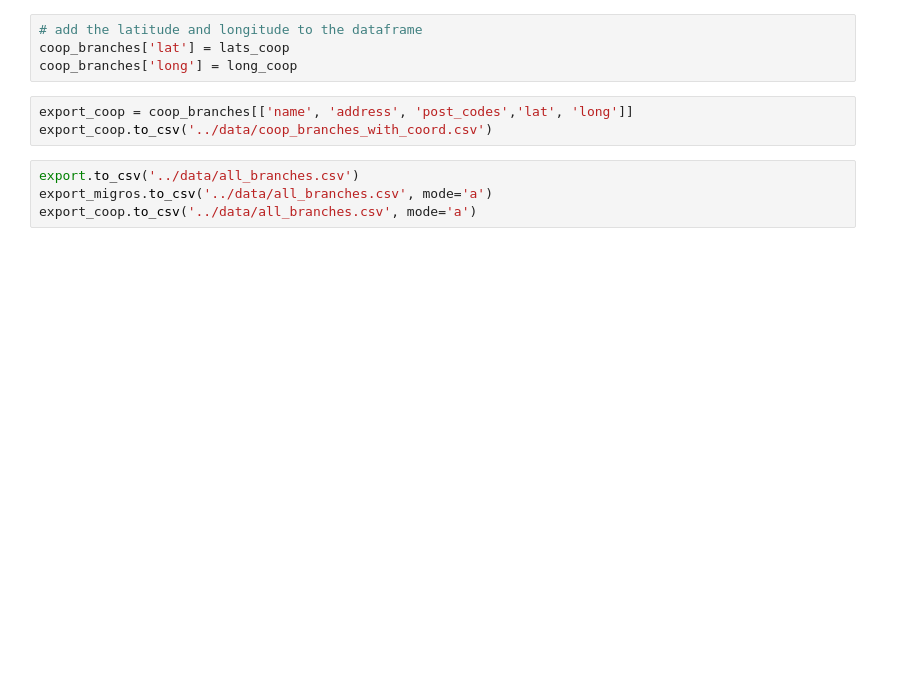
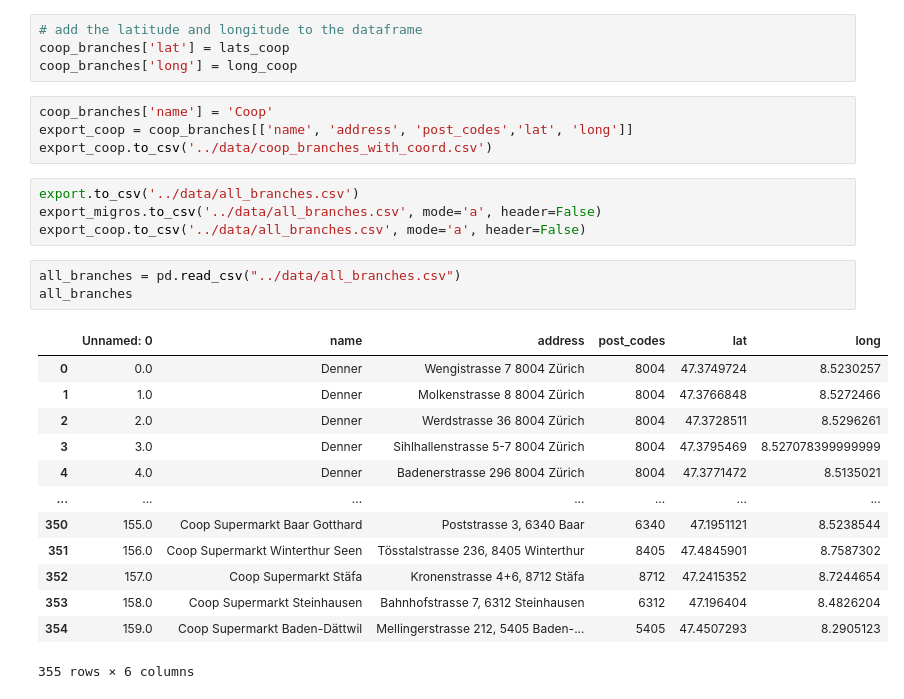
Before and after one commit to alexandraciobica/denner-challenge, a Jupyter notebook: notebooks/getCoordinatesFromAddress.ipynb, the cells around one changed output. Cells and saved outputs as stored; diff of their text form; blank space fills up the shorter version.

Commit message:
Cleaning the branches dataset

```diff
--- a/notebooks/getCoordinatesFromAddress.ipynb
+++ b/notebooks/getCoordinatesFromAddress.ipynb
@@ -234,9 +234,27 @@ for address in coop_branches['address']:
 coop_branches['lat'] = lats_coop
 coop_branches['long'] = long_coop
 # %%
+coop_branches['name'] = 'Coop'
 export_coop = coop_branches[['name', 'address', 'post_codes','lat', 'long']]
 export_coop.to_csv('../data/coop_branches_with_coord.csv')
 # %%
 export.to_csv('../data/all_branches.csv')
-export_migros.to_csv('../data/all_branches.csv', mode='a')
-export_coop.to_csv('../data/all_branches.csv', mode='a')
+export_migros.to_csv('../data/all_branches.csv', mode='a', header=False)
+export_coop.to_csv('../data/all_branches.csv', mode='a', header=False)
+# %%
+all_branches = pd.read_csv("../data/all_branches.csv")
+all_branches
+# %% [output]
+|  | Unnamed: 0 | name | address | post_codes | lat | long |
+| 0 | 0.0 | Denner | Wengistrasse 7 8004 Zürich | 8004 | 47.3749724 | 8.5230257 |
+| 1 | 1.0 | Denner | Molkenstrasse 8 8004 Zürich | 8004 | 47.3766848 | 8.5272466 |
+| 2 | 2.0 | Denner | Werdstrasse 36 8004 Zürich | 8004 | 47.3728511 | 8.5296261 |
+| 3 | 3.0 | Denner | Sihlhallenstrasse 5-7 8004 Zürich | 8004 | 47.3795469 | 8.527078399999999 |
+| 4 | 4.0 | Denner | Badenerstrasse 296 8004 Zürich | 8004 | 47.3771472 | 8.5135021 |
+| ... | ... | ... | ... | ... | ... | ... |
+| 350 | 155.0 | Coop Supermarkt Baar Gotthard | Poststrasse 3, 6340 Baar | 6340 | 47.1951121 | 8.5238544 |
+| 351 | 156.0 | Coop Supermarkt Winterthur Seen | Tösstalstrasse 236, 8405 Winterthur | 8405 | 47.4845901 | 8.7587302 |
+| 352 | 157.0 | Coop Supermarkt Stäfa | Kronenstrasse 4+6, 8712 Stäfa | 8712 | 47.2415352 | 8.7244654 |
+| 353 | 158.0 | Coop Supermarkt Steinhausen | Bahnhofstrasse 7, 6312 Steinhausen | 6312 | 47.196404 | 8.4826204 |
+| 354 | 159.0 | Coop Supermarkt Baden-Dättwil | Mellingerstrasse 212, 5405 Baden-... | 5405 | 47.4507293 | 8.2905123 |
+355 rows × 6 columns
```
Also changed, not shown: parts of 1 cell of this notebook, 1 other file.
